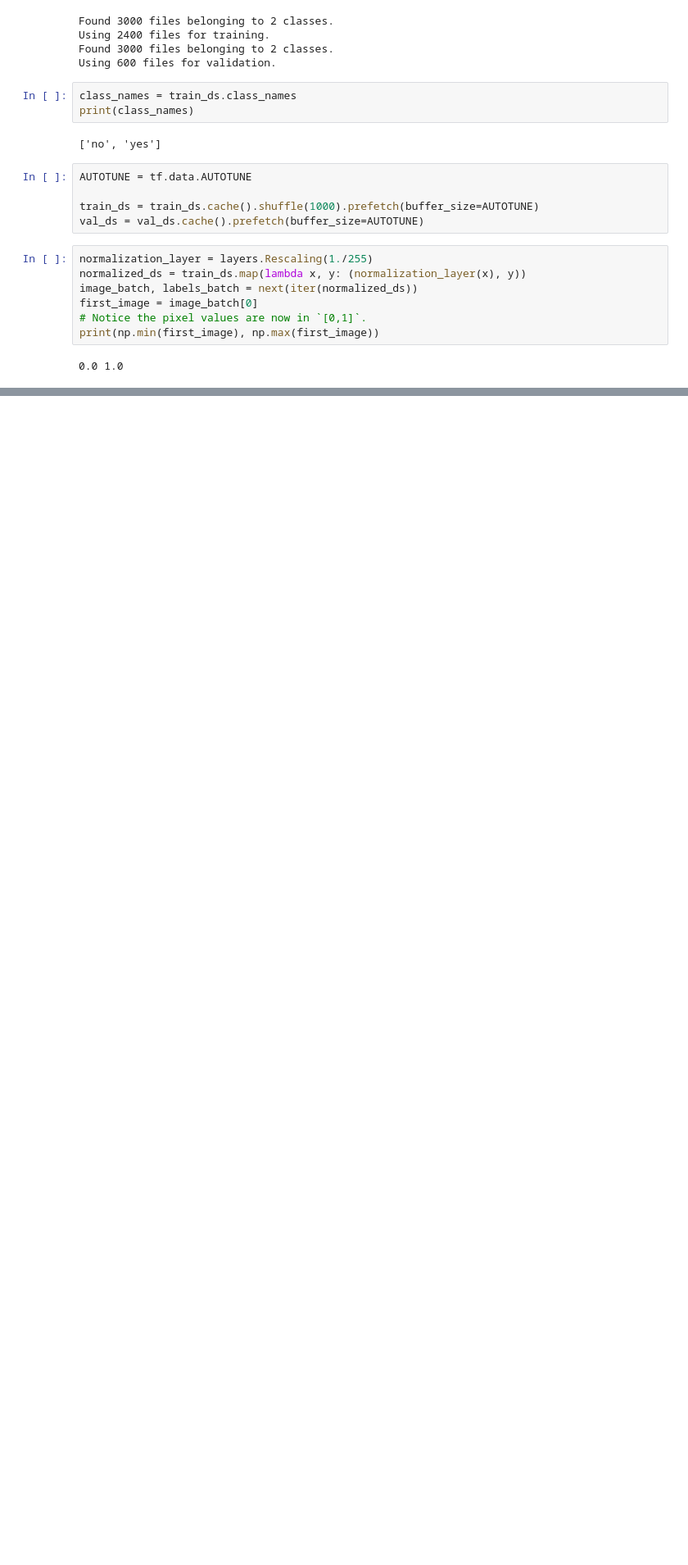
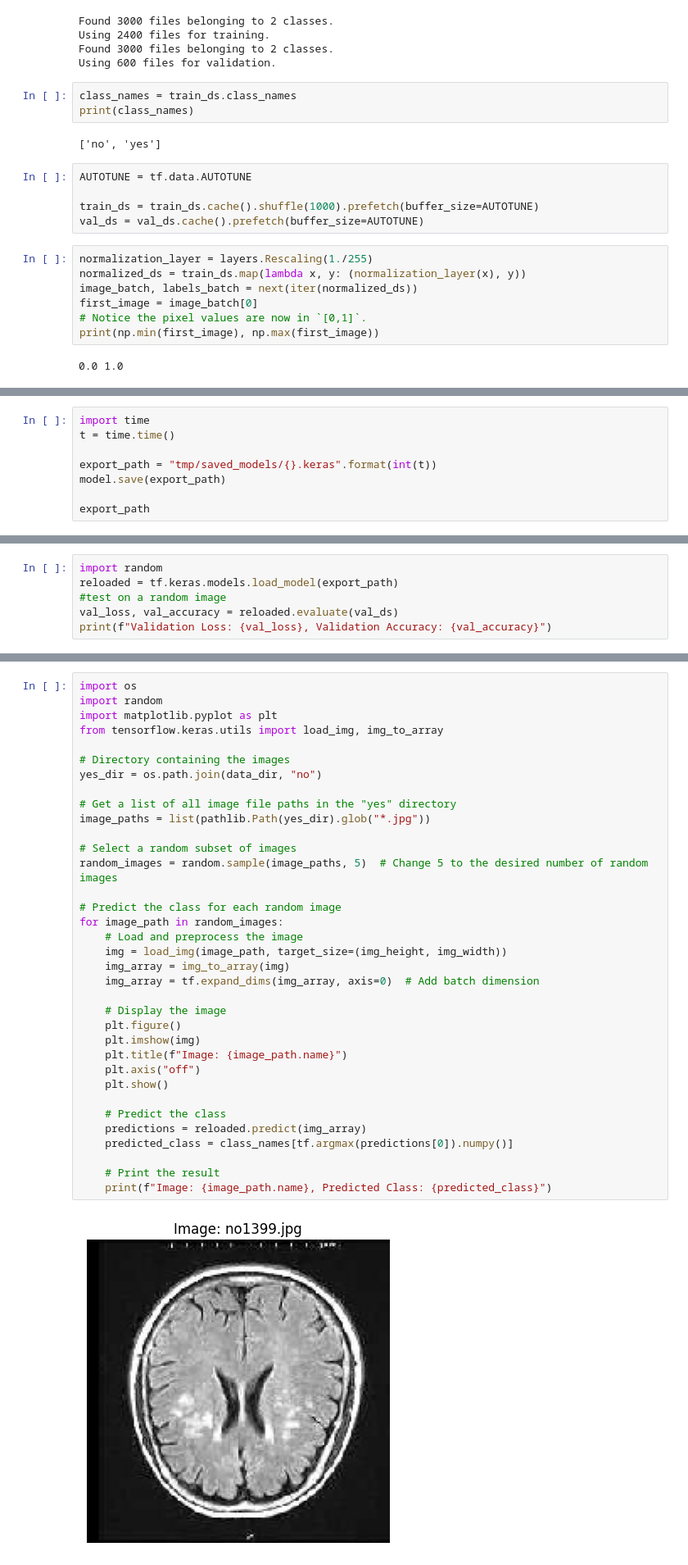
Before and after one commit to avolk201/MRI-Tumor-Classification, a Jupyter notebook: presence_detection.ipynb, the cells around one changed output, grey strips where cells are left out. Shown: that part at 82% size. Drawn from its saved outputs; the diff is of its cells as text; blank space fills up the shorter version.

```diff
--- a/presence_detection.ipynb
+++ b/presence_detection.ipynb
@@ -133,0 +162,8 @@ plt.show()
+# %%
+import time
+t = time.time()
+
+export_path = "tmp/saved_models/{}.keras".format(int(t))
+model.save(export_path)
+
+export_path
@@ -133,0 +172,6 @@ plt.show()
+# %%
+import random
+reloaded = tf.keras.models.load_model(export_path)
+#test on a random image
+val_loss, val_accuracy = reloaded.evaluate(val_ds)
+print(f"Validation Loss: {val_loss}, Validation Accuracy: {val_accuracy}")
@@ -133,0 +181,37 @@ plt.show()
+# %%
+import os
+import random
+import matplotlib.pyplot as plt
+from tensorflow.keras.utils import load_img, img_to_array
+
+# Directory containing the images
+yes_dir = os.path.join(data_dir, "no")
+
+# Get a list of all image file paths in the "yes" directory
+image_paths = list(pathlib.Path(yes_dir).glob("*.jpg"))
+
+# Select a random subset of images
+random_images = random.sample(image_paths, 5)  # Change 5 to the desired number of random images
+
+# Predict the class for each random image
+for image_path in random_images:
+    # Load and preprocess the image
+    img = load_img(image_path, target_size=(img_height, img_width))
+    img_array = img_to_array(img)
+    img_array = tf.expand_dims(img_array, axis=0)  # Add batch dimension
+
+    # Display the image
+    plt.figure()
+    plt.imshow(img)
+    plt.title(f"Image: {image_path.name}")
+    plt.axis("off")
+    plt.show()
+
+    # Predict the class
+    predictions = reloaded.predict(img_array)
+    predicted_class = class_names[tf.argmax(predictions[0]).numpy()]
+
+    # Print the result
+    print(f"Image: {image_path.name}, Predicted Class: {predicted_class}")
+# %% [output]
+[figure, added]
```
Also changed, not shown: parts of 9 cells of this notebook.
